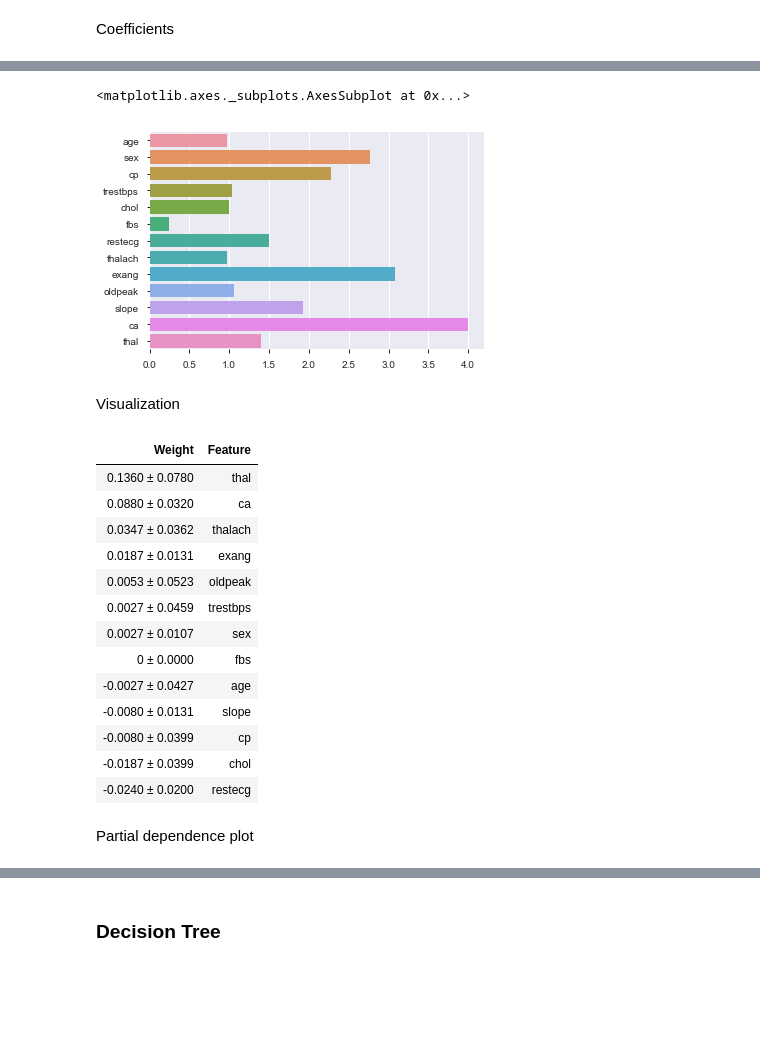
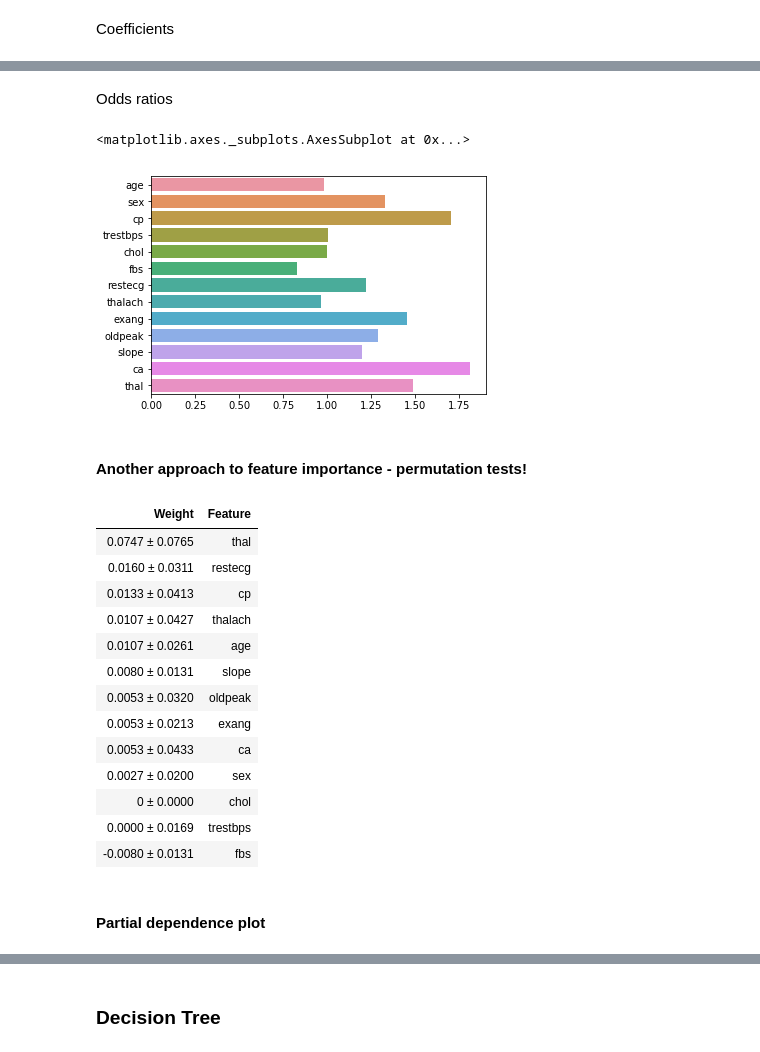
Before and after one commit to OlaKozak/heart_disease_uci, a Jupyter notebook: heart_disease.ipynb, the cells around one changed output, grey strips where cells are left out. Cells and saved outputs as stored; diff of their text form; code cells hidden in the pictures; blank space fills up the shorter version.

```diff
--- a/heart_disease.ipynb
+++ b/heart_disease.ipynb
@@ -292,31 +291,32 @@ sns.barplot(x=grid_logreg.coef_[0], y=data_pd.columns.tolist()[:-1])
+# %% [markdown]
+Odds ratios
 # %%
 sns.barplot(x=np.exp(grid_logreg.coef_[0]), y=data_pd.columns.tolist()[:-1])
-sns.hline()
 # %% [output]
 <matplotlib.axes._subplots.AxesSubplot at 0x...>
-[figure, old version]
+[figure, new version]
-# %% [markdown]
-Visualization
+# %% [markdown]
+#### Another approach to feature importance - permutation tests!
 # %%
-perm = PermutationImportance(grid_logreg, random_state=1).fit(X_test, y_test)
+perm = PermutationImportance(grid_logreg, random_state=1).fit(X_test, y_test, n_iter = 5)
 eli5.show_weights(perm, feature_names = data_pd.columns.tolist()[:-1])
 # %% [output]
 | Weight | Feature |
-| 0.1360 ± 0.0780 | thal |
-| 0.0880 ± 0.0320 | ca |
-| 0.0347 ± 0.0362 | thalach |
-| 0.0187 ± 0.0131 | exang |
-| 0.0053 ± 0.0523 | oldpeak |
-| 0.0027 ± 0.0459 | trestbps |
-| 0.0027 ± 0.0107 | sex |
-| 0 ± 0.0000 | fbs |
-| -0.0027 ± 0.0427 | age |
-| -0.0080 ± 0.0131 | slope |
-| -0.0080 ± 0.0399 | cp |
-| -0.0187 ± 0.0399 | chol |
-| -0.0240 ± 0.0200 | restecg |
+| 0.0747 ± 0.0765 | thal |
+| 0.0160 ± 0.0311 | restecg |
+| 0.0133 ± 0.0413 | cp |
+| 0.0107 ± 0.0427 | thalach |
+| 0.0107 ± 0.0261 | age |
+| 0.0080 ± 0.0131 | slope |
+| 0.0053 ± 0.0320 | oldpeak |
+| 0.0053 ± 0.0213 | exang |
+| 0.0053 ± 0.0433 | ca |
+| 0.0027 ± 0.0200 | sex |
+| 0 ± 0.0000 | chol |
+| 0.0000 ± 0.0169 | trestbps |
+| -0.0080 ± 0.0131 | fbs |
 # %% [markdown]
-Partial dependence plot
+#### Partial dependence plot
 # %%
 feature_names = data_pd.columns.tolist()[:-1]
 pdp_goals = pdp.pdp_isolate(model=grid_logreg, dataset=X_test, model_features=feature_names, feature='thalach')
```
Also changed, not shown: parts of 21 cells of this notebook.
